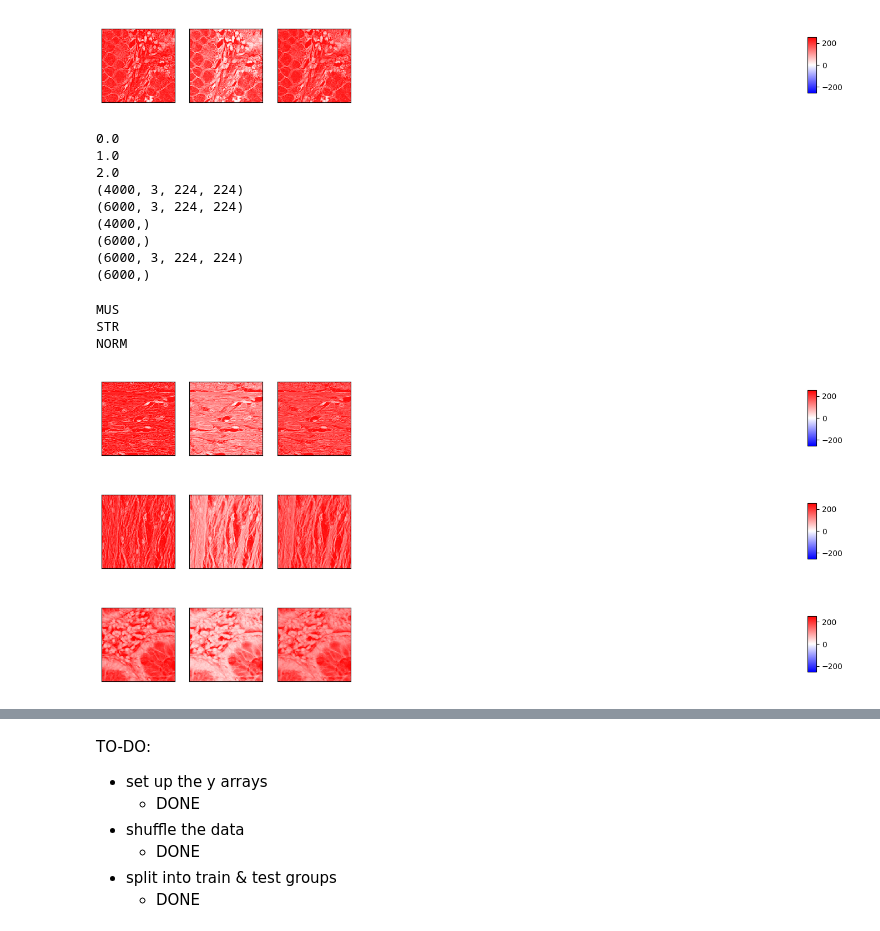
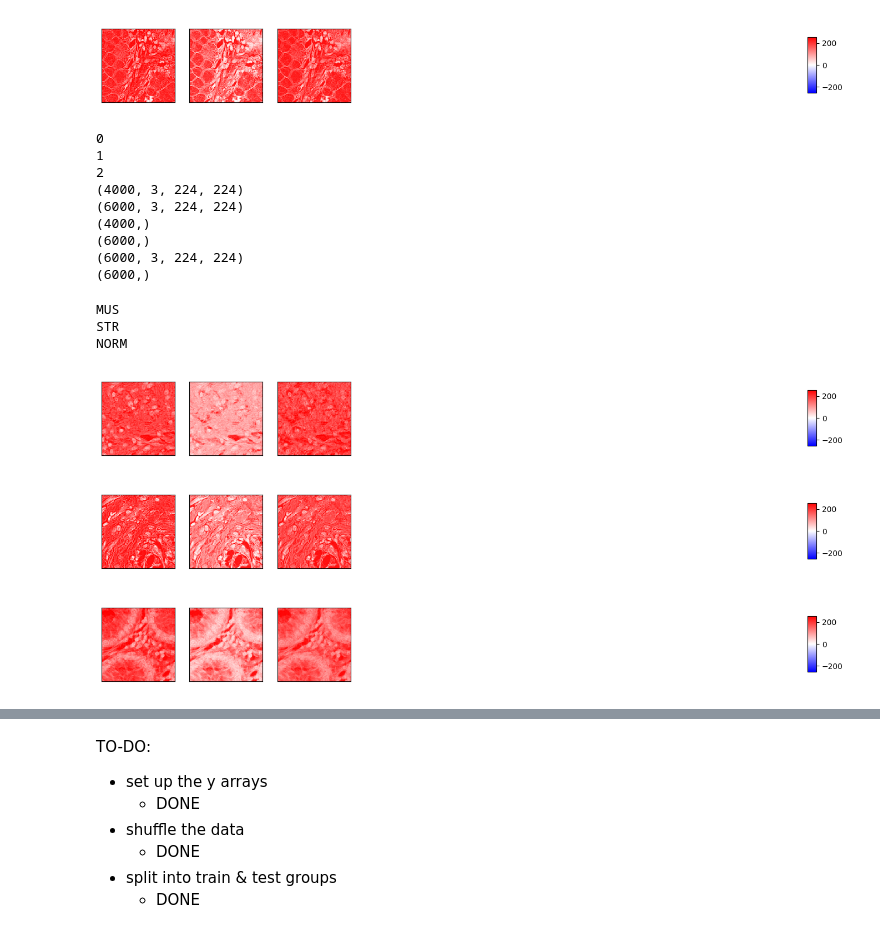
Before and after one commit to JoeCodes2001/COMP432, a Jupyter notebook: cnn.ipynb, the cells around one changed output, grey strips where cells are left out. Cells and saved outputs as stored; diff of their text form; code cells hidden in the pictures.

```diff
--- a/cnn.ipynb
+++ b/cnn.ipynb
@@ -175,10 +190,17 @@ plot_matrix_grid(c3_X[0])
 [figure]
 # %%
 # Set up the y data
-# CLASS LEGEND: STR = 0, MUS = 1, NORM = 2
-c1_y = np.zeros((2000,))
-c2_y = np.zeros((2000,)) + 1
-c3_y = np.zeros((2000,)) + 2
+# CLASS LEGEND:
+# - Dataset 1: STR = 0, MUS = 1, NORM = 2
+# - Dataset 2: gland = 0, nongland = 1, tumor = 2
+# - Dataset 3: wild = 0, dog = 1, cat = 2
+allClasses = [["STR", "MUS", "NORM"],
+              ["gland", "nongland", "tumor"],
+              ["wild", "dog", "cat"]]
+classes = allClasses[0]
+c1_y = np.zeros((2000,)).astype(np.uint8)
+c2_y = np.zeros((2000,)).astype(np.uint8) + 1
+c3_y = np.zeros((2000,)).astype(np.uint8) + 2
 
 print(c1_y[0])
 print(c2_y[0])
@@ -200,9 +222,9 @@ all_y = all_y[p]
 print(all_X.shape)
 print(all_y.shape)
 # %% [output]
-0.0
-1.0
-2.0
+0
+1
+2
 (4000, 3, 224, 224)
 (6000, 3, 224, 224)
 (4000,)
@@ -211,23 +233,21 @@ print(all_y.shape)
 (6000,)
 # %%
 def printClass(num):
-    if num == 0: print("STR")
-    if num == 1: print("MUS")
-    if num == 2: print("NORM")
+    print(classes[num])
 
 printClass(all_y[0])
 plot_matrix_grid(all_X[0])
 printClass(all_y[1])
 plot_matrix_grid(all_X[1])
 printClass(all_y[2])
 plot_matrix_grid(all_X[2])
 # %% [output]
 MUS
 STR
 NORM
-[figure, old version]
+[figure, new version]
-[figure, old version]
+[figure, new version]
-[figure, old version]
+[figure, new version]
 # %%
 # Train & Test groups
 
```
Also changed, not shown: parts of 4 cells of this notebook, 1 other file.
